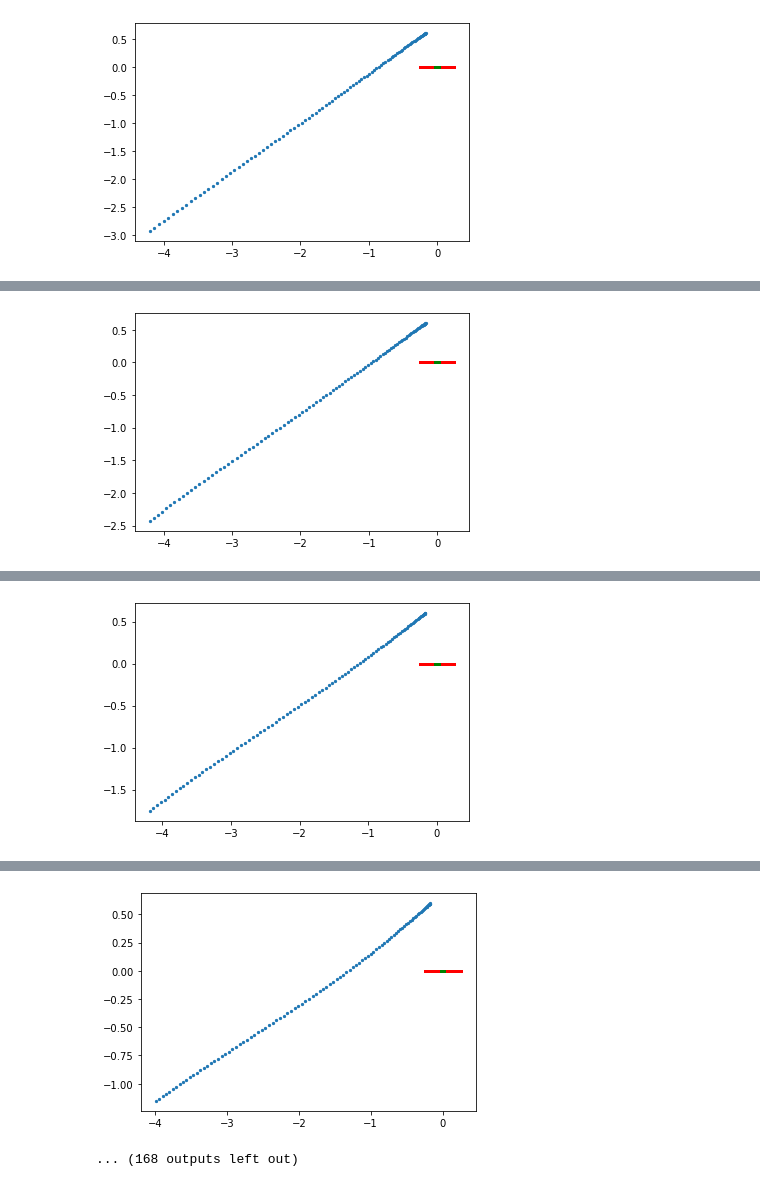
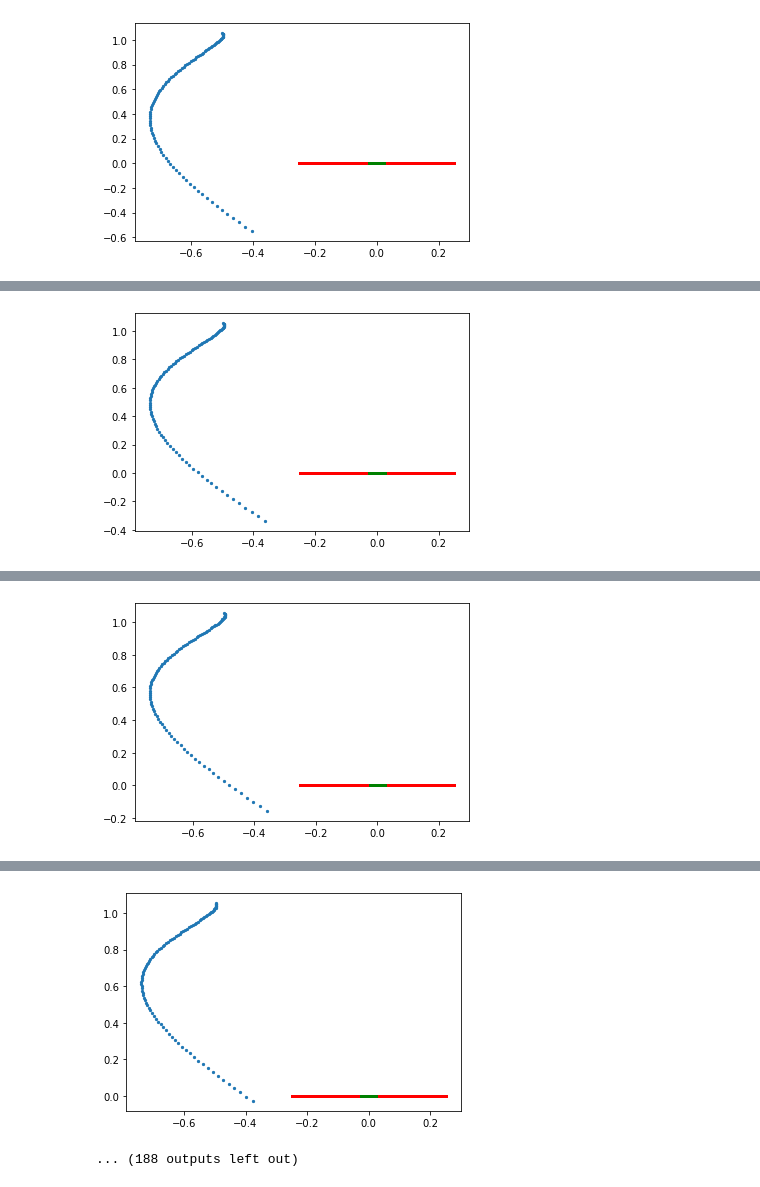
Before and after one commit to clarkgap/Project1, a Jupyter notebook: Rocket_Landing_distribution_initial_state.ipynb, the cells around one changed output, grey strips where cells are left out. Cells and saved outputs as stored; diff of their text form; code cells hidden in the pictures.

Commit message:
Modify the limitation of random initial states generator, the old one generate some states that hard to handle

```diff
--- a/Rocket_Landing_distribution_initial_state.ipynb
+++ b/Rocket_Landing_distribution_initial_state.ipynb
@@ -153,9 +153,9 @@ class Simulation(nn.Module):
     def initialize_state(n):
         initial = np.zeros((n,6))
         for i in range(n):
-            initial[i] = [math.pi*(random.random()-0.5), 0.1*math.pi*(random.random()-0.5), # orientation state
+            initial[i] = [0.5*math.pi*(random.random()-0.5), 0.1*math.pi*(random.random()-0.5), # orientation state
                      (random.random()-0.5), 0.1*(random.random()-0.5), # horizontal state
-                     0.5*(random.random()+1), -0.1*random.random()]  # vertical state
+                     0.5*random.random()+1, -0.1*random.random()]  # vertical state
         print(initial)
         return t.tensor(initial, requires_grad=False).float()
     def error(self, state):
@@ -222,9 +222,9 @@ class Optimize:
 # Now it's time to run the code!
 
 T = 100  # number of time steps
-N = 5
-acceptable_error = 0.00001
-max_iteration = 120
+N = 20  # number of initial states
+err = 0.00001 # acceptable_error
+itr = 120 # max_iteration
 dim_input = 6  # state space dimensions
 dim_hidden1 = 12  # latent dimensions
 dim_hidden2 = 4  # latent dimensions
@@ -233,5 +233,5 @@ d = Dynamics()  # define dynamics
 c = Controller(dim_input, dim_hidden1, dim_hidden2, dim_output)  # define controller
 s = Simulation(c, d, T, N)  # define simulation
 o = Optimize(s)  # define optimizer
-o.train(acceptable_error,max_iteration)  # solve the optimization problem
+o.train(err,itr)  # solve the optimization problem
 # %% [output]
@@ -248 +259 @@ o.train(acceptable_error,max_iteration)  # solve the optimization problem
-[figure, old version]
+[figure, new version]
@@ -250 +261 @@ o.train(acceptable_error,max_iteration)  # solve the optimization problem
-[figure, old version]
+[figure, new version]
@@ -252 +263 @@ o.train(acceptable_error,max_iteration)  # solve the optimization problem
-[figure, old version]
+[figure, new version]
@@ -254,2 +265,2 @@ o.train(acceptable_error,max_iteration)  # solve the optimization problem
-[figure, old version]
+[figure, new version]
-... (168 outputs left out)
+... (188 outputs left out)
```
Also changed, not shown: parts of 1 cell of this notebook.
